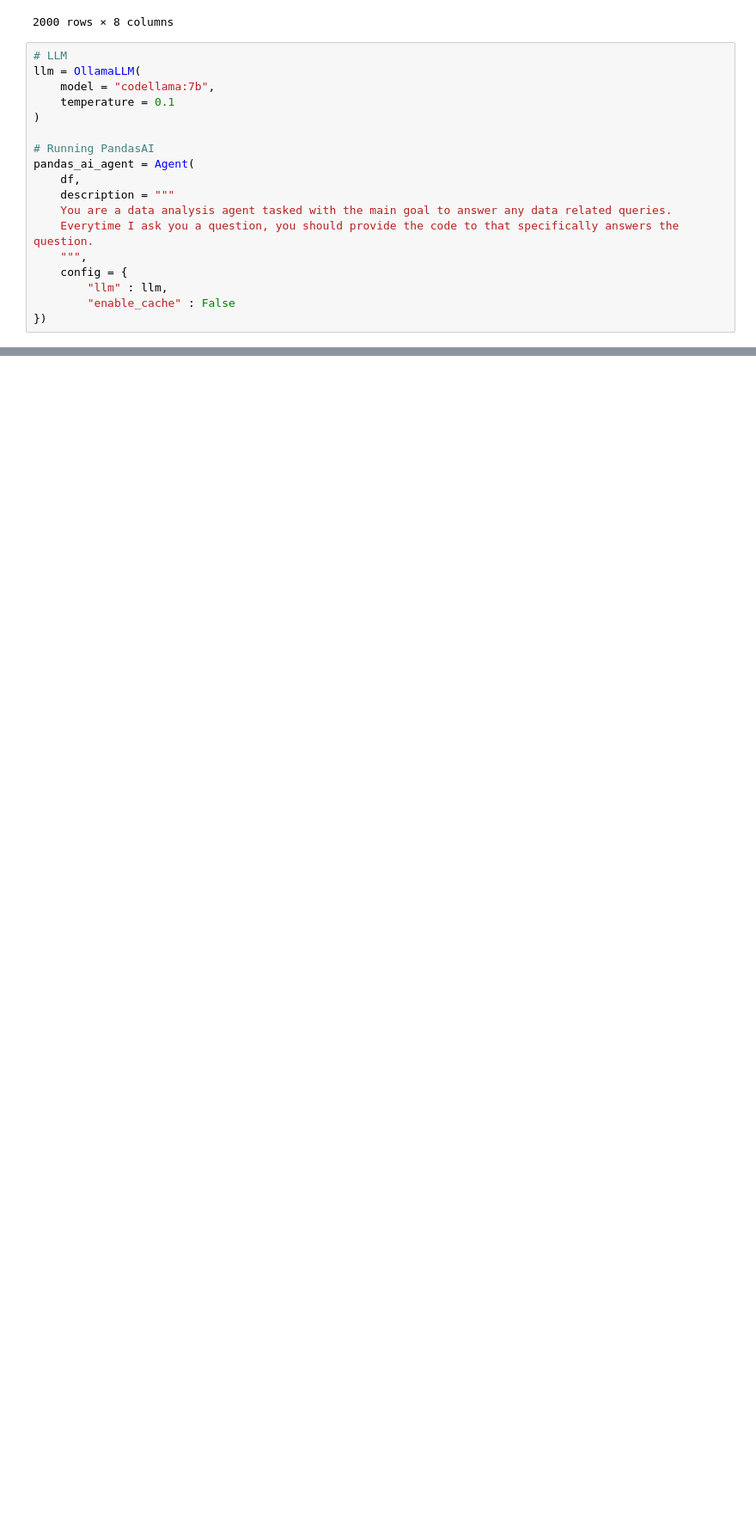
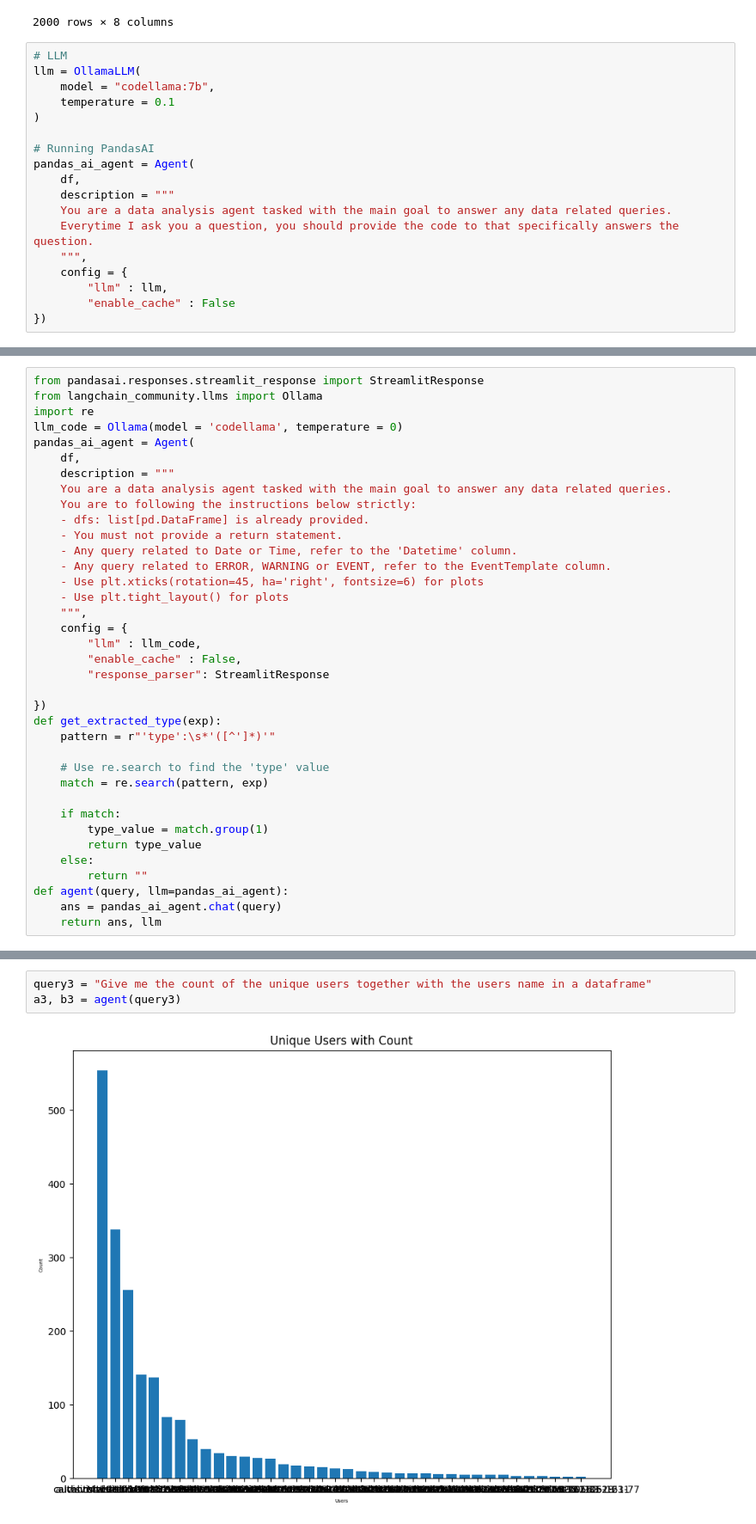
Before and after one commit to whyyouj/log-alchemist, a Jupyter notebook: pandasAI-test/pandasAI.ipynb, the cells around one changed output, grey strips where cells are left out. Shown at 86% size. Saved outputs shown, nothing was run; the diff lists cells and outputs as text; blank space fills up the shorter version.

Commit message:
test pandasai agent

```diff
--- a/pandasAI-test/pandasAI.ipynb
+++ b/pandasAI-test/pandasAI.ipynb
@@ -183,0 +191,37 @@ pandasai.exceptions.InvalidOutputValueMismatch: Value type <class 'pandas.core.s
+# %%
+from pandasai.responses.streamlit_response import StreamlitResponse
+from langchain_community.llms import Ollama
+import re
+llm_code = Ollama(model = 'codellama', temperature = 0)
+pandas_ai_agent = Agent(
+    df,
+    description = """
+    You are a data analysis agent tasked with the main goal to answer any data related queries.
+    You are to following the instructions below strictly:
+    - dfs: list[pd.DataFrame] is already provided.
+    - You must not provide a return statement.
+    - Any query related to Date or Time, refer to the 'Datetime' column.
+    - Any query related to ERROR, WARNING or EVENT, refer to the EventTemplate column.
+    - Use plt.xticks(rotation=45, ha='right', fontsize=6) for plots
+    - Use plt.tight_layout() for plots
+    """,
+    config = {
+        "llm" : llm_code,
+        "enable_cache" : False,
+        "response_parser": StreamlitResponse
+
+})
+def get_extracted_type(exp):
+    pattern = r"'type':\s*'([^']*)'"
+
+    # Use re.search to find the 'type' value
+    match = re.search(pattern, exp)
+
+    if match:
+        type_value = match.group(1)
+        return type_value
+    else:
+        return ""
+def agent(query, llm=pandas_ai_agent):
+    ans = pandas_ai_agent.chat(query)
+    return ans, llm
@@ -183,0 +262,5 @@ pandasai.exceptions.InvalidOutputValueMismatch: Value type <class 'pandas.core.s
+# %%
+query3 = "Give me the count of the unique users together with the users name in a dataframe"
+a3, b3 = agent(query3)
+# %% [output]
+[figure, added]
```
Also changed, not shown: parts of 26 cells of this notebook, 2 other files.
